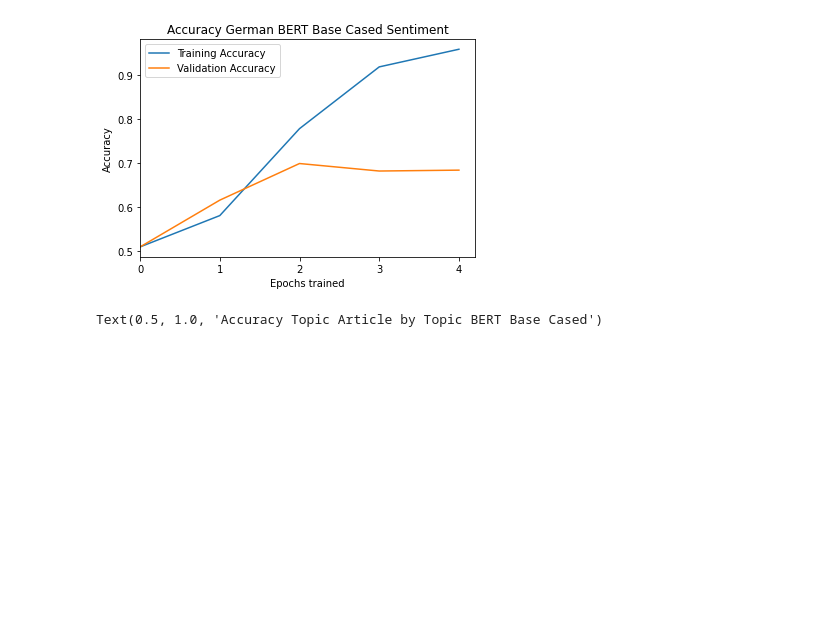
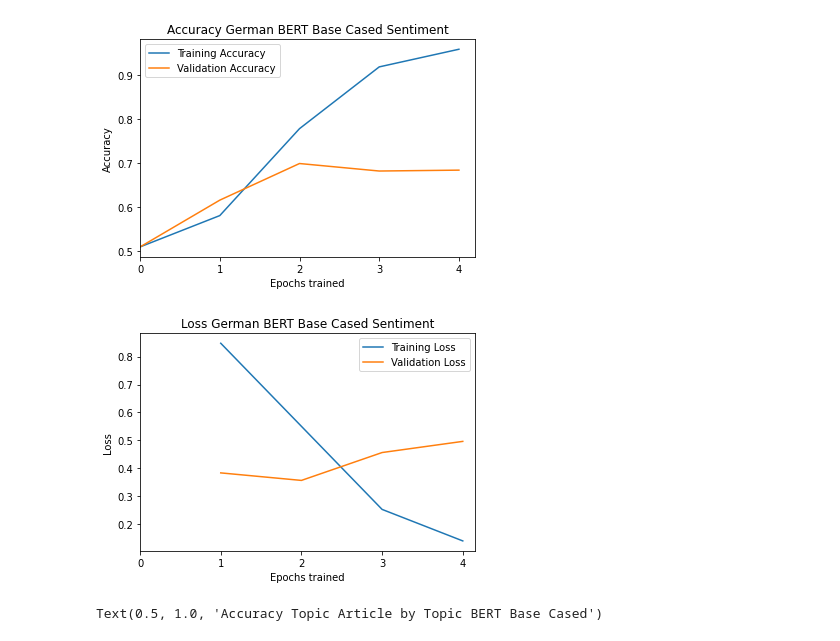
Before and after one commit to KirchnerS/Masterarbeit, a Jupyter notebook: graphs.ipynb, the cells around one changed output. Saved outputs shown, nothing was run; the diff lists cells and outputs as text; code cells hidden in the pictures; blank space fills up the shorter version.

Commit message:
Letzte graphs hinzugefügt

```diff
--- a/graphs.ipynb
+++ b/graphs.ipynb
@@ -1038,6 +1038,19 @@ plt.legend()
 plt.show()
 # %% [output]
 [figure]
+# %%
+fig, ax = plt.subplots()
+plt.plot([1,2,3,4],[0.848 , 0.550, 0.252, 0.139 ], label='Training Loss')
+plt.plot([1,2,3,4],[0.383  ,0.356, 0.456, 0.496], label='Validation Loss')
+ax.xaxis.set_major_locator(MaxNLocator(integer=True))
+ax.set_xlim(xmin=0)
+ax.set_ylabel("Loss")
+ax.set_xlabel("Epochs trained")
+ax.set_title("Loss German BERT Base Cased Sentiment")
+plt.legend()
+plt.show()
+# %% [output]
+[figure, added]
 # %%
 accuracies ={'lockerung': 0.6, 'überblick': 0.9797979797979798, 'politik': 0.5185185185185185, 'wirtschaft': 0.8378378378378378, 'impfung': 0.8227848101265823, 'demos': 0.75, 'infektion': 0.7692307692307693, 'maßnahmen': 0.7307692307692307}
 accuracies = {k: v for k, v in sorted(accuracies.items(), key=lambda item: item[1], reverse=True)}
```
